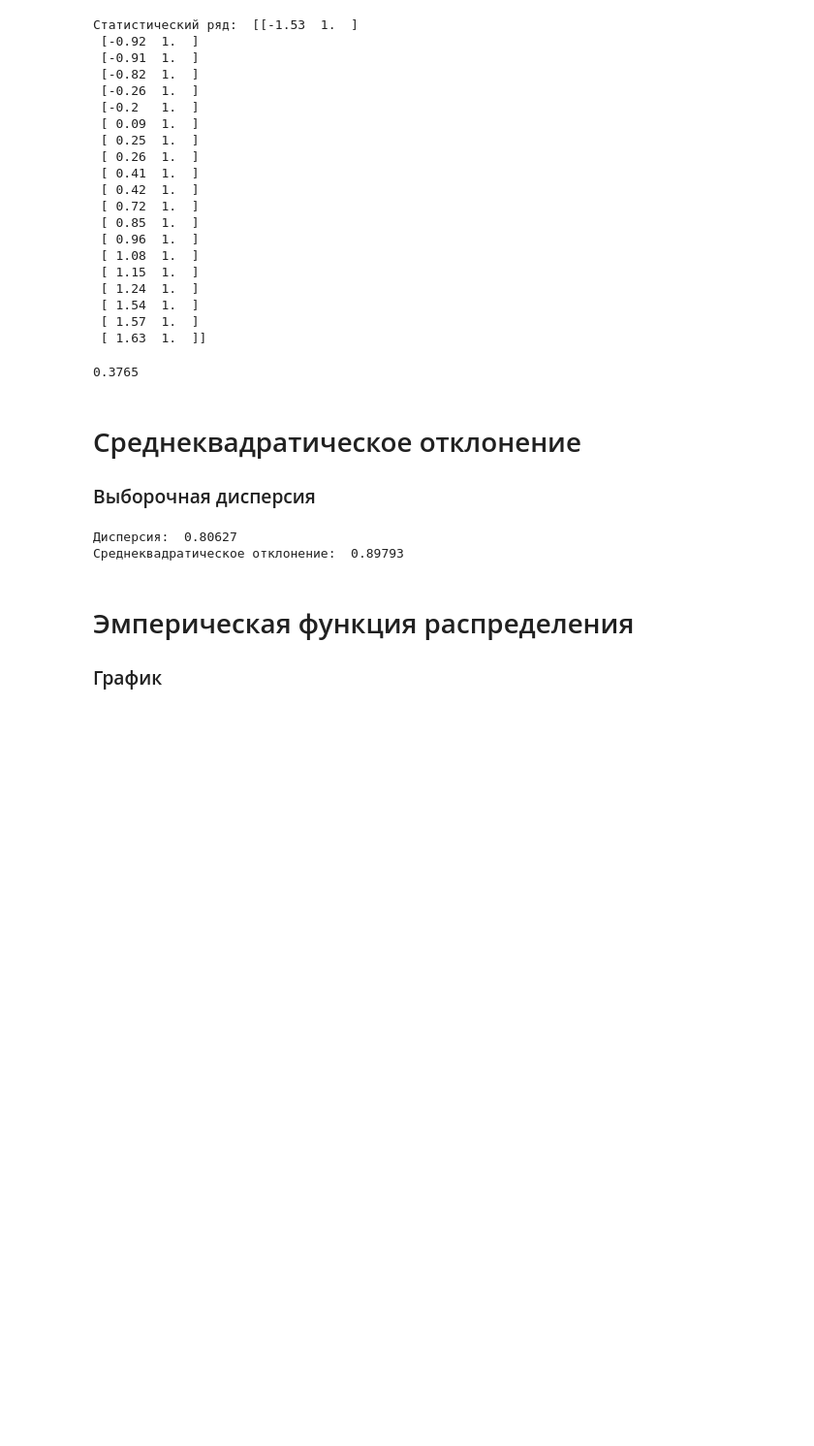
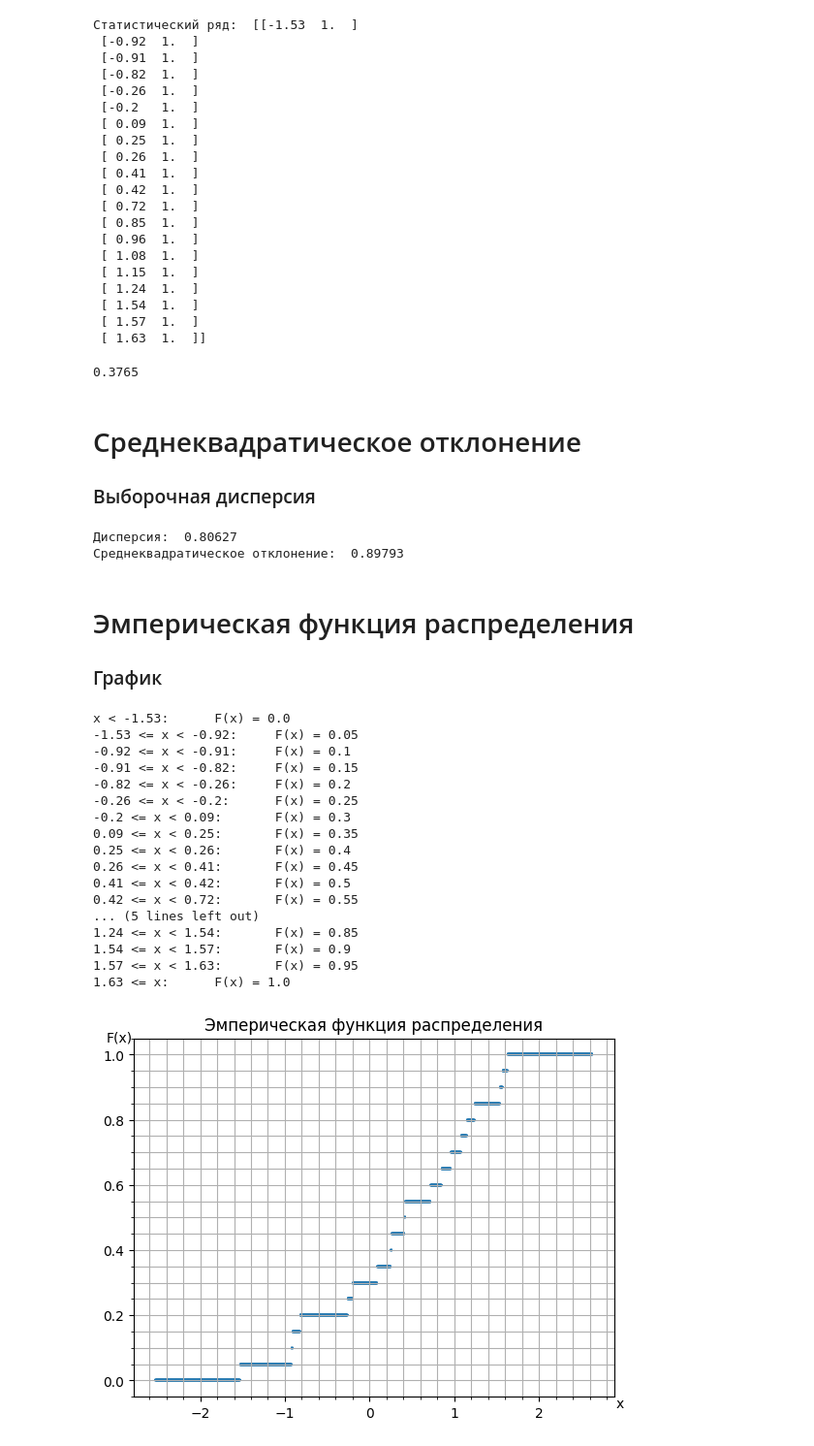
Before and after one commit to Romariok/Probability-theory, a Jupyter notebook: 5prak/task.ipynb, the cells around one changed output. Shown at 97% size. Drawn from its saved outputs; the diff is of its cells as text; code cells hidden in the pictures; blank space fills up the shorter version.

Commit message:
rewrite last graphs

```diff
--- a/5prak/task.ipynb
+++ b/5prak/task.ipynb
@@ -85,3 +83,54 @@ print("Среднеквадратическое отклонение: ", standar
 # %% [markdown]
 <h1>Эмперическая функция распределения</h1>
 <h3>График</h3>
+# %%
+def empirical_distribution_function(x):
+    freq = 0
+    for i in range(len(statistical_series)):
+        if statistical_series[i][0] >= x:
+            break
+        freq += statistical_series[i][1]
+    return freq / len(data)
+# %%
+freq = 0
+print(f"x < {statistical_series[0][0]}:\tF(x) = {freq / len(statistical_series)}")
+for i in range(len(statistical_series) - 1):
+    freq += statistical_series[i][1]
+    print(
+        f"{statistical_series[i][0]} <= x < {statistical_series[i+1][0]}:\tF(x) = {freq / len(statistical_series)}")
+freq += statistical_series[-1][1]
+print(f"{statistical_series[-1][0]} <= x:\tF(x) = {freq / len(statistical_series)}")
+
+x_values = np.linspace(min_value - 1, max_value + 1, 10000)
+ecdf_values = [empirical_distribution_function(x)
+                for x in x_values]
+plt.grid(which='both')
+plt.minorticks_on()
+plt.scatter(x_values, ecdf_values, marker='_', s=1)
+plt.xlabel('x', ha='right', x=1.0)
+plt.ylabel('F(x)', va='top', y=1.0)
+plt.gca().yaxis.set_label_coords(-0.03, 1.02)
+plt.gca().yaxis.get_label().set_rotation(0)
+plt.gca().xaxis.set_label_coords(1.02, 0)
+plt.title('Эмперическая функция распределения')
+
+plt.show()
+# %% [output]
+x < -1.53:      F(x) = 0.0
+-1.53 <= x < -0.92:     F(x) = 0.05
+-0.92 <= x < -0.91:     F(x) = 0.1
+-0.91 <= x < -0.82:     F(x) = 0.15
+-0.82 <= x < -0.26:     F(x) = 0.2
+-0.26 <= x < -0.2:      F(x) = 0.25
+-0.2 <= x < 0.09:       F(x) = 0.3
+0.09 <= x < 0.25:       F(x) = 0.35
+0.25 <= x < 0.26:       F(x) = 0.4
+0.26 <= x < 0.41:       F(x) = 0.45
+0.41 <= x < 0.42:       F(x) = 0.5
+0.42 <= x < 0.72:       F(x) = 0.55
+... (5 lines left out)
+1.24 <= x < 1.54:       F(x) = 0.85
+1.54 <= x < 1.57:       F(x) = 0.9
+1.57 <= x < 1.63:       F(x) = 0.95
+1.63 <= x:      F(x) = 1.0
+[figure, added]
```
Also changed, not shown: parts of 5 cells of this notebook.
